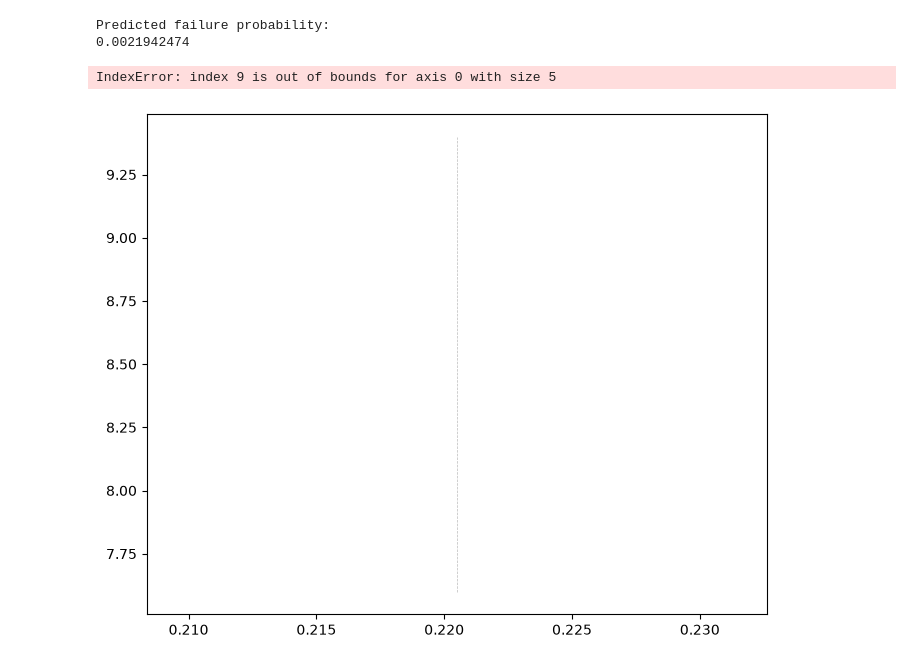
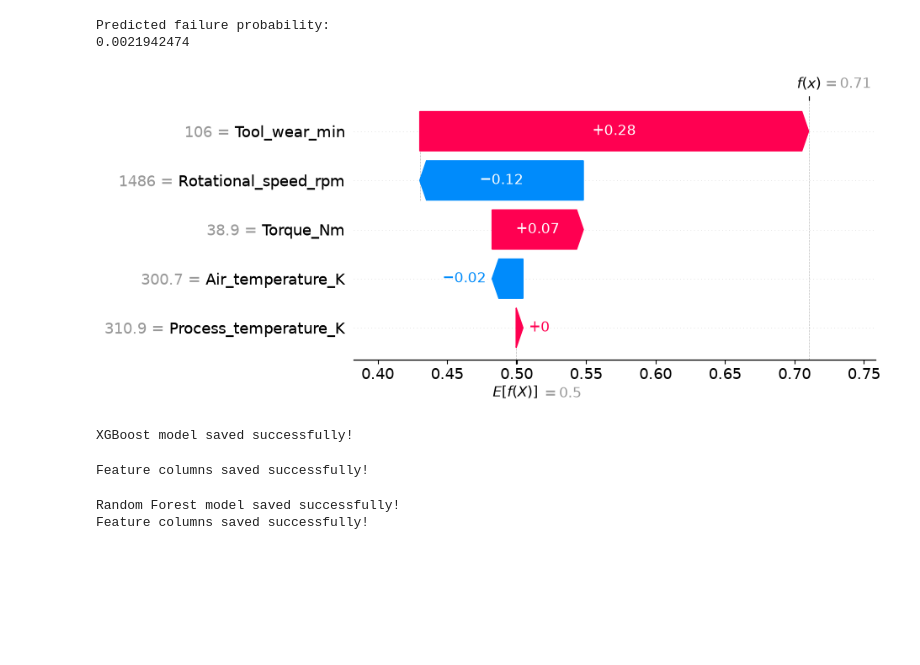
Before and after one commit to ramit8508/ForgeAI, a Jupyter notebook: ForgeAI/Notebooks/01_data_exploration.ipynb, the cells around one changed output. Saved outputs shown, nothing was run; the diff lists cells and outputs as text; code cells hidden in the pictures; blank space fills up the shorter version.

```diff
--- a/ForgeAI/Notebooks/01_data_exploration.ipynb
+++ b/ForgeAI/Notebooks/01_data_exploration.ipynb
@@ -737,35 +737,29 @@ Predicted failure probability:
 # %%
 import numpy as np
 import shap
 
 # Select one machine
 sample_idx = 100
 
-# Select the positive-class values in the format returned by this SHAP version
-if isinstance(shap_values, list):
-    single_shap_values = np.asarray(shap_values[1])[sample_idx].flatten()
-elif np.asarray(shap_values).ndim == 3:
-    single_shap_values = np.asarray(shap_values)[sample_idx, :, 1].flatten()
-else:
-    single_shap_values = np.asarray(shap_values)[sample_idx].flatten()
+# Use the positive-class values so there is one SHAP value per feature
+single_shap_values = np.asarray(positive_class_shap_values)[sample_idx].flatten()
 
 # Get the machine's feature values
 single_features = np.asarray(X_test.iloc[sample_idx]).flatten()
 
 # Use the positive-class base value
 expected_values = np.asarray(explainer.expected_value).flatten()
 base_value = float(expected_values[1] if expected_values.size > 1 else expected_values[0])
 
 # Create a single SHAP explanation
 single_explanation = shap.Explanation(
     values=single_shap_values,
     base_values=base_value,
     data=single_features,
     feature_names=list(X_test.columns)
 )
 
 # Display waterfall plot
 shap.plots.waterfall(single_explanation)
 # %% [output]
-IndexError: index 9 is out of bounds for axis 0 with size 5
-[figure, old version]
+[figure, new version]
@@ -820,0 +766,37 @@ print(f"Model metadata saved to: {metadata_path}")
+# %%
+import joblib
+
+joblib.dump(xgb_model, "../models/xgboost_failure_model.pkl")
+
+print("XGBoost model saved successfully!")
+# %% [output]
+XGBoost model saved successfully!
+# %%
+feature_columns = list(X_train.columns)
+
+joblib.dump(
+    feature_columns,
+    "../models/feature_columns.pkl"
+)
+
+print("Feature columns saved successfully!")
+# %% [output]
+Feature columns saved successfully!
+# %%
+import joblib
+
+joblib.dump(
+    rf_model,
+    "../models/random_forest_failure_model.pkl"
+)
+
+joblib.dump(
+    list(X_train.columns),
+    "../models/feature_columns.pkl"
+)
+
+print("Random Forest model saved successfully!")
+print("Feature columns saved successfully!")
+# %% [output]
+Random Forest model saved successfully!
+Feature columns saved successfully!
```
Also changed, not shown: parts of 1 cell of this notebook, 22 other files.
